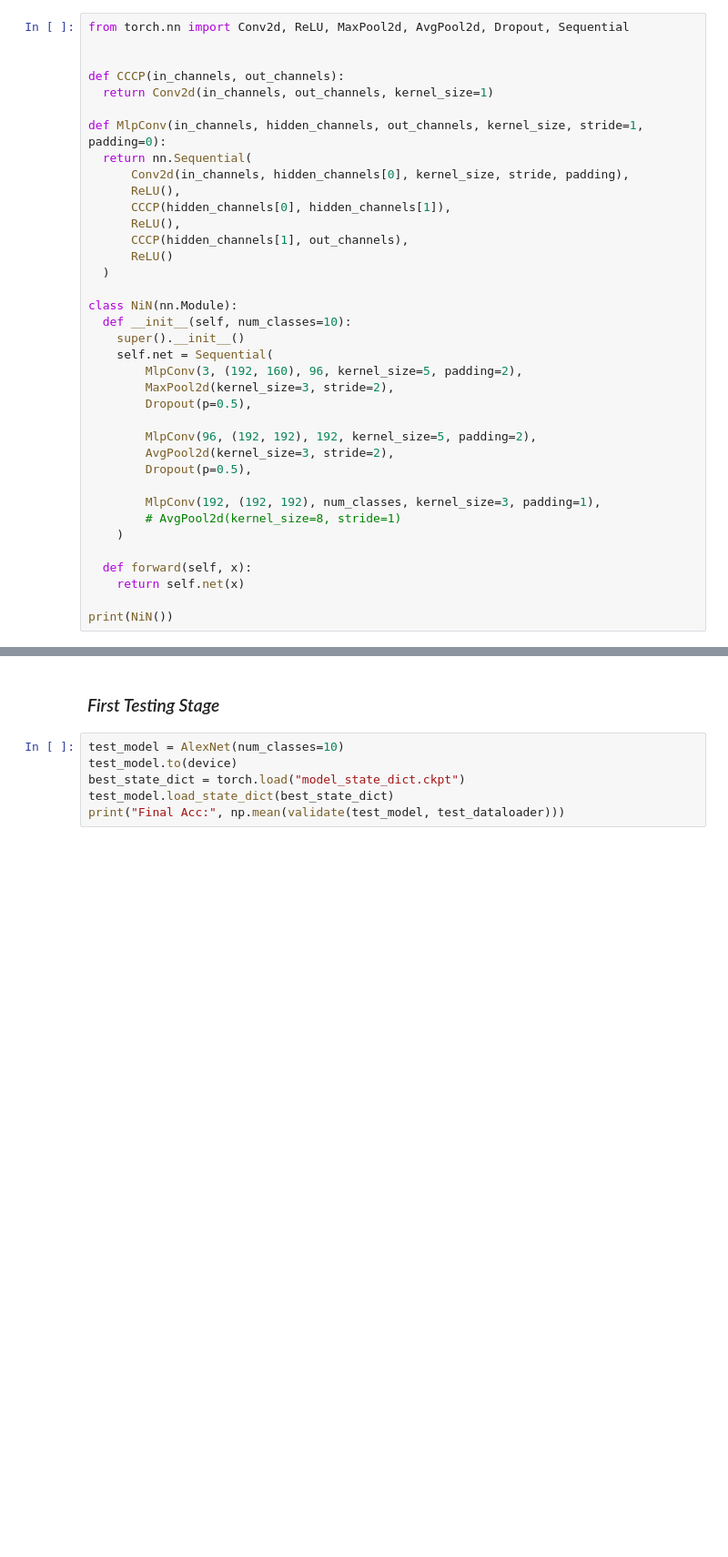
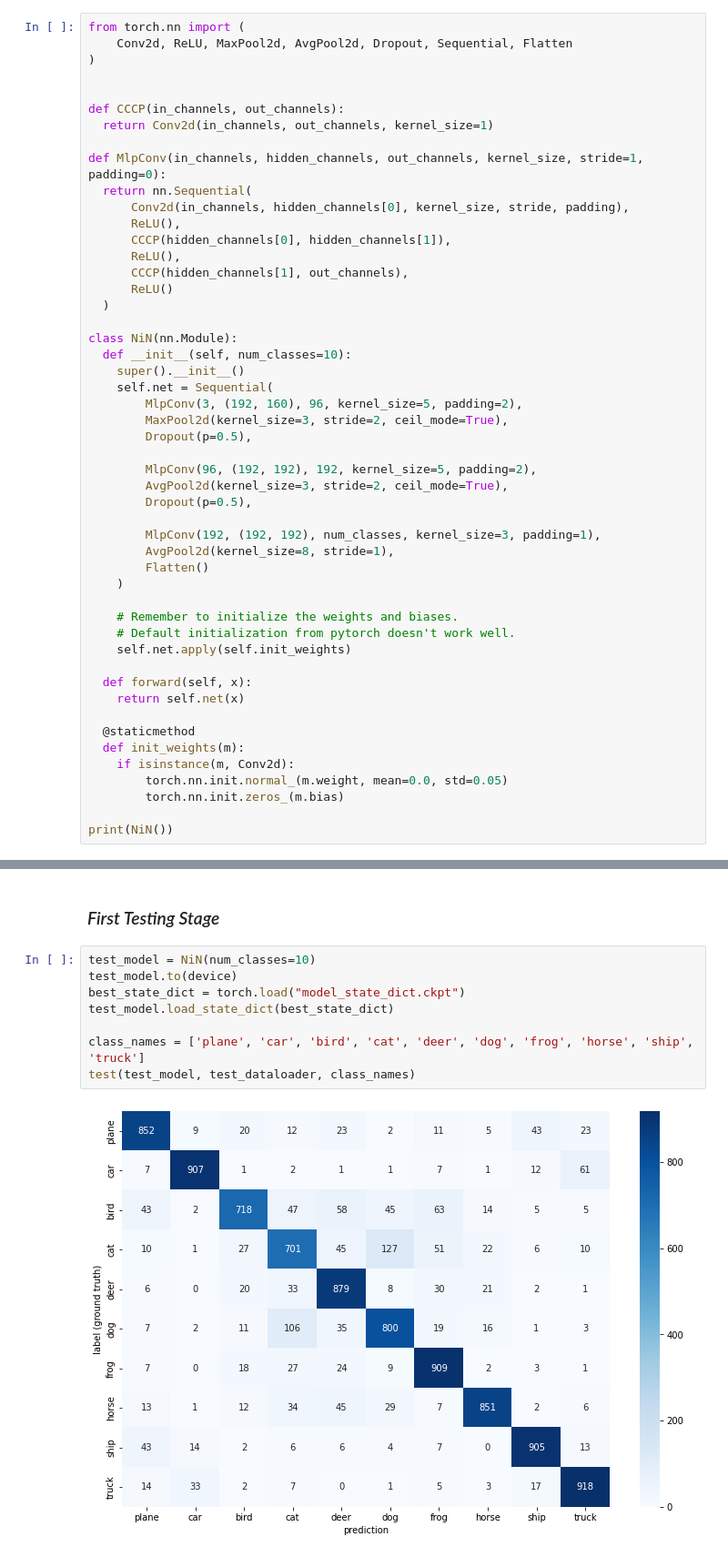
Before and after one commit to kevinkevin556/Dlchemist, a Jupyter notebook: nin.ipynb, the cells around one changed output, grey strips where cells are left out. Shown at 91% size. Drawn from its saved outputs; the diff is of its cells as text; blank space fills up the shorter version.

```diff
--- a/nin.ipynb
+++ b/nin.ipynb
@@ -76,5 +76,7 @@ The network architecture is built based on this [caffe prototext](https://gist.g
 # %%
-from torch.nn import Conv2d, ReLU, MaxPool2d, AvgPool2d, Dropout, Sequential
+from torch.nn import (
+    Conv2d, ReLU, MaxPool2d, AvgPool2d, Dropout, Sequential, Flatten
+)
 
 
 def CCCP(in_channels, out_channels):
@@ -95,20 +97,31 @@ class NiN(nn.Module):
     super().__init__()
     self.net = Sequential(
         MlpConv(3, (192, 160), 96, kernel_size=5, padding=2),
-        MaxPool2d(kernel_size=3, stride=2),
+        MaxPool2d(kernel_size=3, stride=2, ceil_mode=True),
         Dropout(p=0.5),
 
         MlpConv(96, (192, 192), 192, kernel_size=5, padding=2),
-        AvgPool2d(kernel_size=3, stride=2),
+        AvgPool2d(kernel_size=3, stride=2, ceil_mode=True),
         Dropout(p=0.5),
 
         MlpConv(192, (192, 192), num_classes, kernel_size=3, padding=1),
-        # AvgPool2d(kernel_size=8, stride=1)
+        AvgPool2d(kernel_size=8, stride=1),
+        Flatten()
     )
+
+    # Remember to initialize the weights and biases.
+    # Default initialization from pytorch doesn't work well.
+    self.net.apply(self.init_weights)
 
   def forward(self, x):
     return self.net(x)
 
+  @staticmethod
+  def init_weights(m):
+    if isinstance(m, Conv2d):
+        torch.nn.init.normal_(m.weight, mean=0.0, std=0.05)
+        torch.nn.init.zeros_(m.bias)
+
 print(NiN())
 # %% [output]
 NiN(
@@ -220,8 +312,12 @@ It takes around 2 hours to complete training.
 # %% [markdown]
 ### *First Testing Stage*
 # %%
-test_model = AlexNet(num_classes=10)
+test_model = NiN(num_classes=10)
 test_model.to(device)
 best_state_dict = torch.load("model_state_dict.ckpt")
 test_model.load_state_dict(best_state_dict)
-print("Final Acc:", np.mean(validate(test_model, test_dataloader)))
+
+class_names = ['plane', 'car', 'bird', 'cat', 'deer', 'dog', 'frog', 'horse', 'ship', 'truck']
+test(test_model, test_dataloader, class_names)
+# %% [output]
+[figure, added]
```
Also changed, not shown: parts of 21 cells of this notebook.
